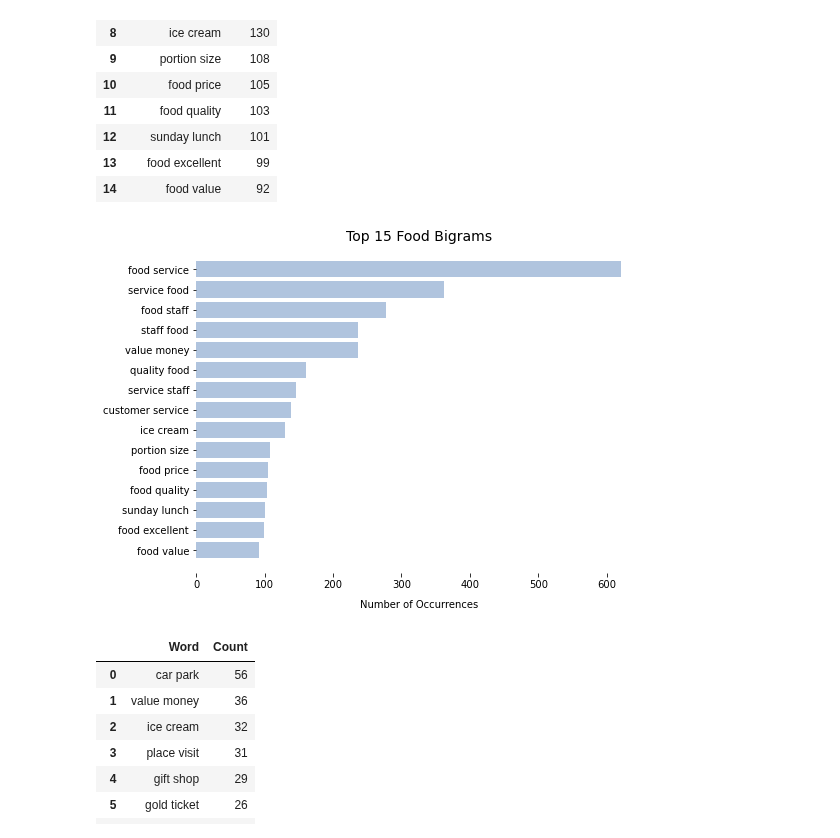
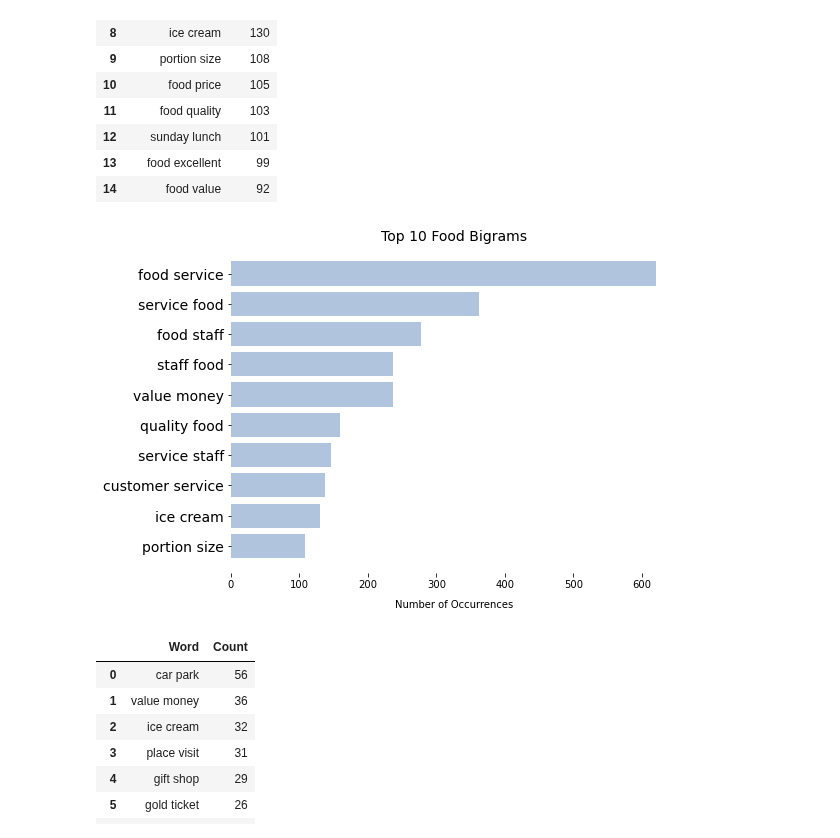
Before and after one commit to Auckland68/Arun-Travel-Reviews-Analysis, a Jupyter notebook: TopicModels/Notebook9TopicExtractionWithKeywords.ipynb, the cells around one changed output. Drawn from its saved outputs; the diff is of its cells as text; code cells hidden in the pictures.

```diff
--- a/TopicModels/Notebook9TopicExtractionWithKeywords.ipynb
+++ b/TopicModels/Notebook9TopicExtractionWithKeywords.ipynb
@@ -372,11 +372,12 @@ accom_count.head(15)
 def graphmatplot(df,name):
     fig, ax = plt.subplots(figsize = (8,6))
     ax.set_facecolor("White")
-    df = df.sort_values(by = "Count",ascending = False).head(15)
+    df = df.sort_values(by = "Count",ascending = False).head(10)
     ax.barh(df["Word"], width = df["Count"], color = "lightsteelblue")
     ax.set_title(name,fontsize = 14)
     ax.invert_yaxis()
     ax.set_xlabel("Number of Occurrences",labelpad = 10)
+    plt.yticks(fontsize=14)
     ax.spines['right'].set_visible(False)
     ax.spines['top'].set_visible(False)
     ax.spines['left'].set_visible(False)
@@ -509,9 +510,9 @@ food_bigram.head(15)
 | 13 | food excellent | 99 |
 | 14 | food value | 92 |
 # %%
-graphmatplot(food_bigram,"Top 15 Food Bigrams")
+graphmatplot(food_bigram,"Top 10 Food Bigrams")
 # %% [output]
-[figure, old version]
+[figure, new version]
 # %%
 # Create dataframe for attractions
 attract_bigram = pd.DataFrame(nouns_attract["bigrams_count"].sum().most_common(),columns = ["Word","Count"] )
```
Also changed, not shown: parts of 7 cells of this notebook.
